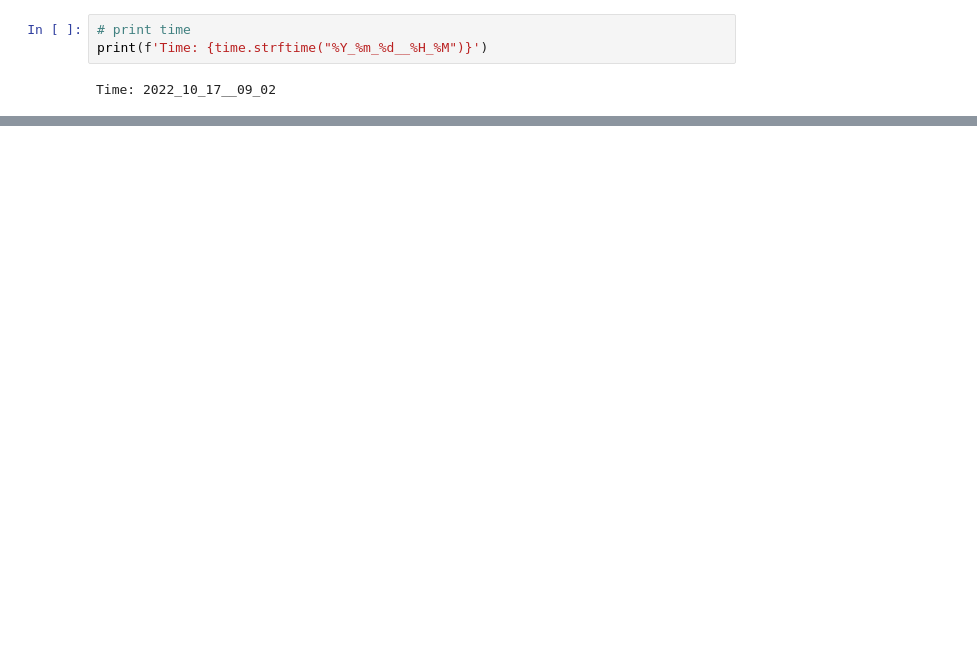
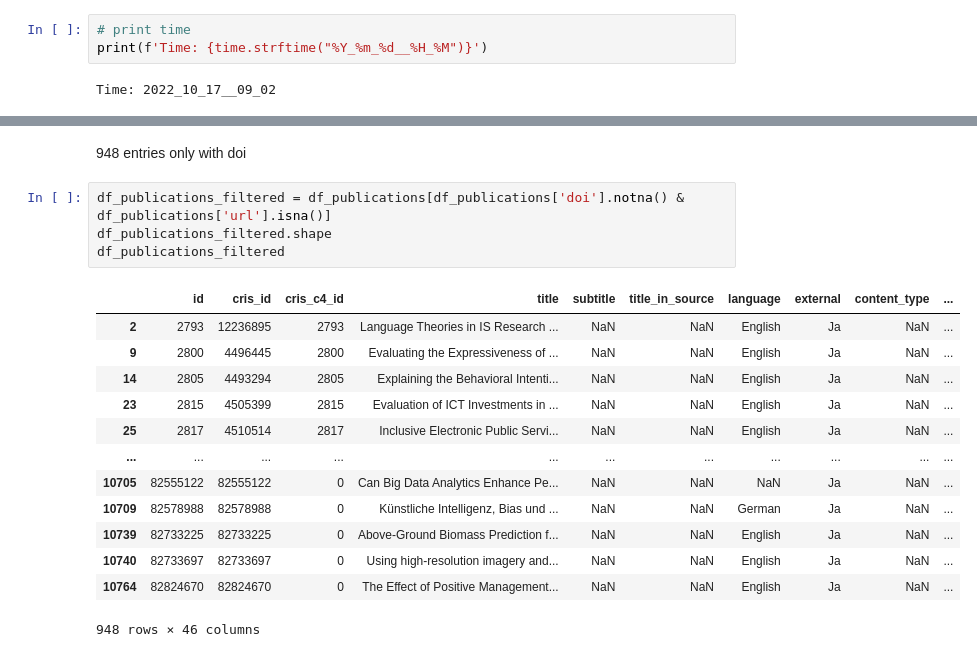
Before and after one commit to leoncena/Research_Scraper, a Jupyter notebook: Application/cris application.ipynb, the cells around one changed output, grey strips where cells are left out. Saved outputs shown, nothing was run; the diff lists cells and outputs as text; blank space fills up the shorter version.

```diff
--- a/Application/cris application.ipynb
+++ b/Application/cris application.ipynb
@@ -149,0 +263,20 @@ Time: 2022_10_17__09_02
+# %% [markdown]
+948 entries only with doi
+# %%
+df_publications_filtered = df_publications[df_publications['doi'].notna() & df_publications['url'].isna()]
+df_publications_filtered.shape
+df_publications_filtered
+# %% [output]
+|  | id | cris_id | cris_c4_id | title | subtitle | title_in_source | language | external | content_type | ... |
+| 2 | 2793 | 12236895 | 2793 | Language Theories in IS Research ... | NaN | NaN | English | Ja | NaN | ... |
+| 9 | 2800 | 4496445 | 2800 | Evaluating the Expressiveness of ... | NaN | NaN | English | Ja | NaN | ... |
+| 14 | 2805 | 4493294 | 2805 | Explaining the Behavioral Intenti... | NaN | NaN | English | Ja | NaN | ... |
+| 23 | 2815 | 4505399 | 2815 | Evaluation of ICT Investments in ... | NaN | NaN | English | Ja | NaN | ... |
+| 25 | 2817 | 4510514 | 2817 | Inclusive Electronic Public Servi... | NaN | NaN | English | Ja | NaN | ... |
+| ... | ... | ... | ... | ... | ... | ... | ... | ... | ... | ... |
+| 10705 | 82555122 | 82555122 | 0 | Can Big Data Analytics Enhance Pe... | NaN | NaN | NaN | Ja | NaN | ... |
+| 10709 | 82578988 | 82578988 | 0 | Künstliche Intelligenz, Bias und ... | NaN | NaN | German | Ja | NaN | ... |
+| 10739 | 82733225 | 82733225 | 0 | Above-Ground Biomass Prediction f... | NaN | NaN | English | Ja | NaN | ... |
+| 10740 | 82733697 | 82733697 | 0 | Using high-resolution imagery and... | NaN | NaN | English | Ja | NaN | ... |
+| 10764 | 82824670 | 82824670 | 0 | The Effect of Positive Management... | NaN | NaN | English | Ja | NaN | ... |
+948 rows × 46 columns
```
Also changed, not shown: parts of 42 cells of this notebook.
